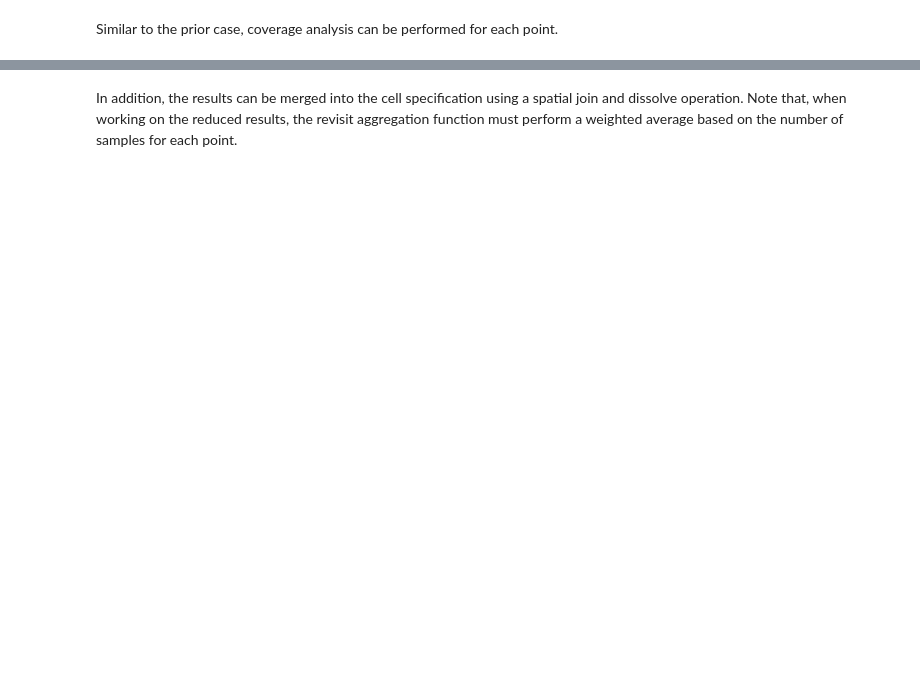
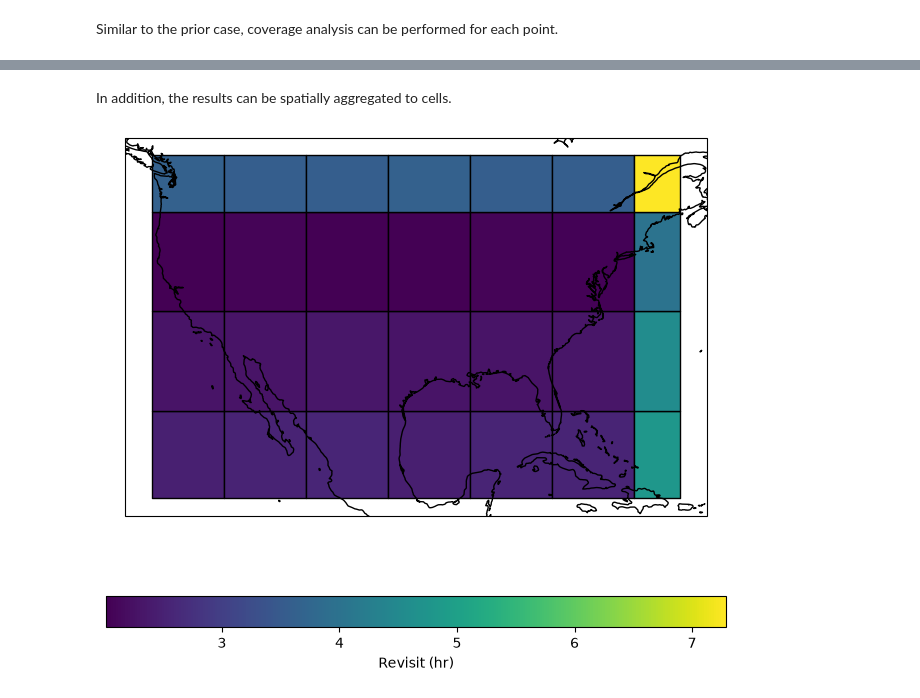
Before and after one commit to code-lab-org/tatc, a Jupyter notebook: docs/examples/ComputeCoverage.ipynb, the cells around one changed output, grey strips where cells are left out. Drawn from its saved outputs; the diff is of its cells as text; code cells hidden in the pictures; blank space fills up the shorter version.

Commit message:
update examples for grid_ functions

```diff
--- a/docs/examples/ComputeCoverage.ipynb
+++ b/docs/examples/ComputeCoverage.ipynb
@@ -195,34 +288,26 @@ plt.show()
 # %% [markdown]
-In addition, the results can be merged into the cell specification using a spatial join and dissolve operation. Note that, when working on the reduced results, the revisit aggregation function must perform a weighted average based on the number of samples for each point.
+In addition, the results can be spatially aggregated to cells.
 # %%
-import numpy as np
+from tatc.analysis.coverage import grid_observations
 
-grid_results = (
-    cells_df.sjoin(reduced_results, how="inner", predicate="contains")
-    .dissolve(
-        by="cell_id",
-        aggfunc={
-            "samples": "sum",
-            "revisit_hr": lambda r: np.average(
-                r, weights=reduced_results.loc[r.index, "samples"]
-            ),
-        },
-    )
-    .reset_index()
-)
+grid_results = grid_observations(reduced_results, cells_df)
+
+grid_results["revisit_hr"] = grid_results["revisit"] / timedelta(hours=1)
 
 import matplotlib.pyplot as plt
 import cartopy.crs as ccrs
 
 fig, ax = plt.subplots(figsize=(8, 7), subplot_kw={"projection": ccrs.PlateCarree()})
 grid_results.plot(
     column="revisit_hr",
     cmap="viridis",
     edgecolor="k",
     legend=True,
     legend_kwds={"label": "Revisit (hr)", "orientation": "horizontal"},
     ax=ax,
     transform=ccrs.PlateCarree()
 )
 ax.coastlines()
 plt.show()
+# %% [output]
+[figure, added]
```
Also changed, not shown: parts of 10 cells of this notebook, 7 other files.
